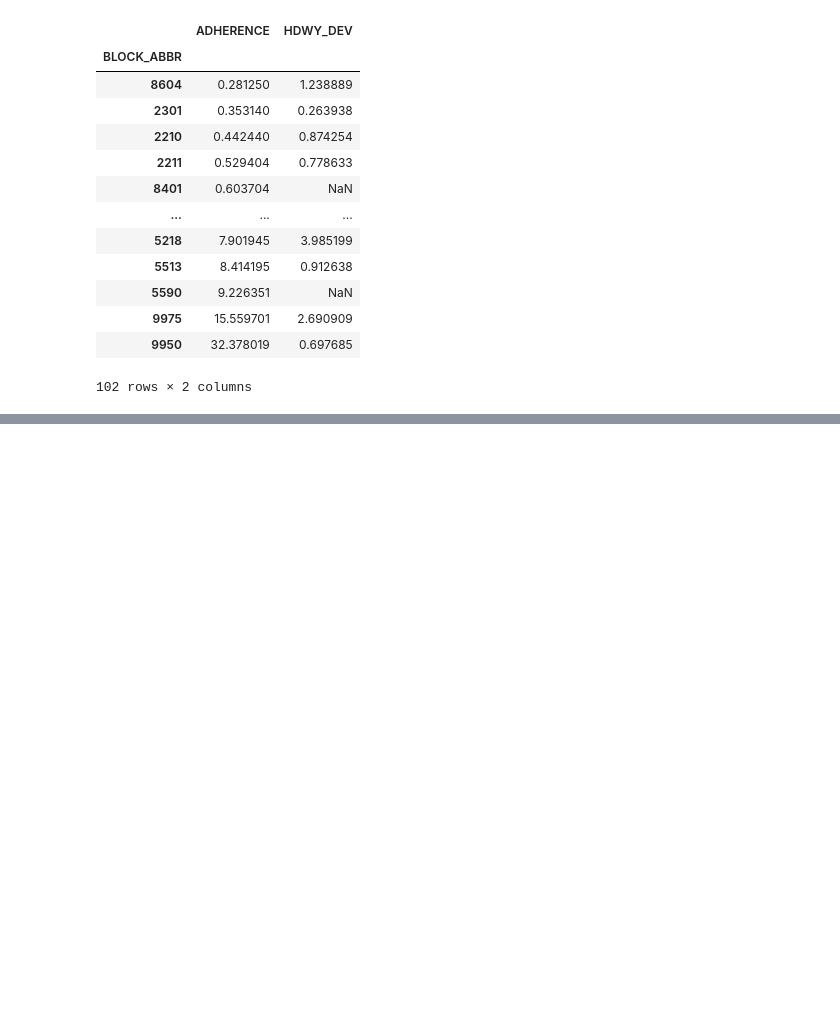
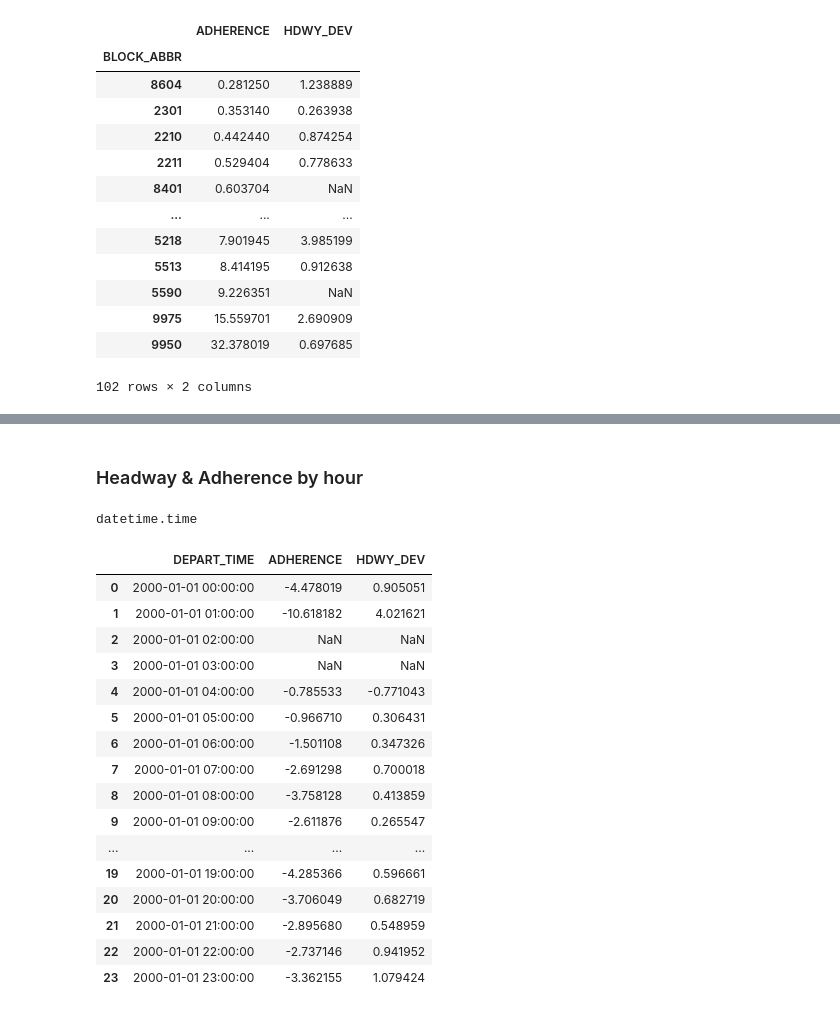
Before and after one commit to NSS-Data-Analytics-Cohort-11/wego-caesars-legion, a Jupyter notebook: notebooks/WeGo Project.ipynb, the cells around one changed output, grey strips where cells are left out. Drawn from its saved outputs; the diff is of its cells as text; code cells hidden in the pictures; blank space fills up the shorter version.

```diff
--- a/notebooks/WeGo Project.ipynb
+++ b/notebooks/WeGo Project.ipynb
@@ -207,0 +233,5 @@ wego.groupby('BLOCK_ABBR')[['ADHERENCE','HDWY_DEV']].mean().abs().sort_values('A
+# %%
+# convert departure time to datetime
+new_wego['ACTUAL_DEPARTURE_TIME_convert'] = pd.to_datetime(new_wego['ACTUAL_DEPARTURE_TIME'], format='mixed')
+# %% [markdown]
+### Headway & Adherence by hour
@@ -207,0 +240,4 @@ wego.groupby('BLOCK_ABBR')[['ADHERENCE','HDWY_DEV']].mean().abs().sort_values('A
+# %%
+type(new_wego['TIME'][0])
+# %% [output]
+datetime.time
@@ -207,0 +246,23 @@ wego.groupby('BLOCK_ABBR')[['ADHERENCE','HDWY_DEV']].mean().abs().sort_values('A
+# %%
+# calculate adherence by hour
+adherence_by_time = (new_wego.groupby(pd.Grouper(key='DEPART_TIME',freq='1h'))[['ADHERENCE','HDWY_DEV']].mean().reset_index())
+# %%
+adherence_by_time
+# %% [output]
+|  | DEPART_TIME | ADHERENCE | HDWY_DEV |
+| 0 | 2000-01-01 00:00:00 | -4.478019 | 0.905051 |
+| 1 | 2000-01-01 01:00:00 | -10.618182 | 4.021621 |
+| 2 | 2000-01-01 02:00:00 | NaN | NaN |
+| 3 | 2000-01-01 03:00:00 | NaN | NaN |
+| 4 | 2000-01-01 04:00:00 | -0.785533 | -0.771043 |
+| 5 | 2000-01-01 05:00:00 | -0.966710 | 0.306431 |
+| 6 | 2000-01-01 06:00:00 | -1.501108 | 0.347326 |
+| 7 | 2000-01-01 07:00:00 | -2.691298 | 0.700018 |
+| 8 | 2000-01-01 08:00:00 | -3.758128 | 0.413859 |
+| 9 | 2000-01-01 09:00:00 | -2.611876 | 0.265547 |
+| ... | ... | ... | ... |
+| 19 | 2000-01-01 19:00:00 | -4.285366 | 0.596661 |
+| 20 | 2000-01-01 20:00:00 | -3.706049 | 0.682719 |
+| 21 | 2000-01-01 21:00:00 | -2.895680 | 0.548959 |
+| 22 | 2000-01-01 22:00:00 | -2.737146 | 0.941952 |
+| 23 | 2000-01-01 23:00:00 | -3.362155 | 1.079424 |
```
Also changed, not shown: parts of 30 cells of this notebook.
